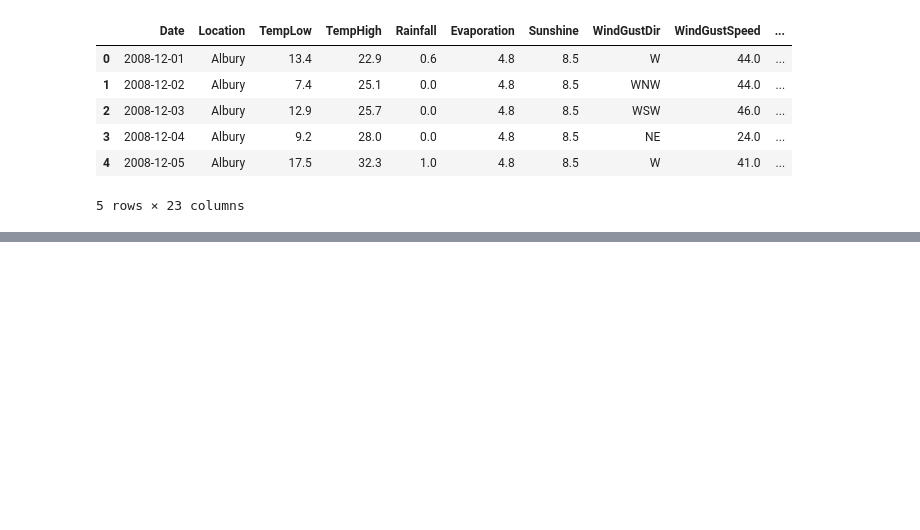
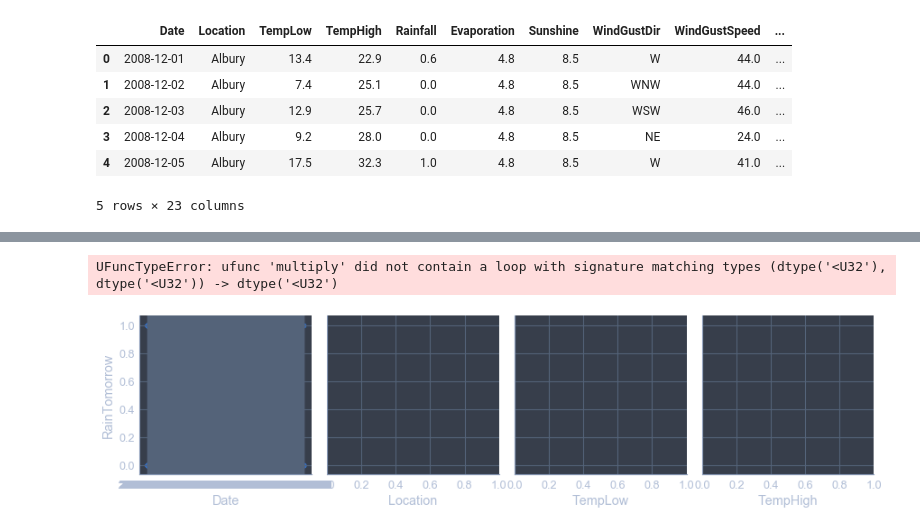
Before and after one commit to EricB10/rain-predictions-australia-project, a Jupyter notebook: eric_notebook.ipynb, the cells around one changed output, grey strips where cells are left out. Drawn from its saved outputs; the diff is of its cells as text; code cells hidden in the pictures; blank space fills up the shorter version.

```diff
--- a/eric_notebook.ipynb
+++ b/eric_notebook.ipynb
@@ -93,0 +110,12 @@ df.head()
+# %%
+# Function to plot each feature vs target variable
+def pplot_features(df, features):
+    pp_rows = [features[i:i+4] for i in range(0, len(features), 4)]
+    for row in pp_rows:
+        pp = sns.pairplot(data=df, x_vars=row, y_vars='RainTomorrow', kind='reg', height=3)
+    return plt.show()
+
+pplot_features(df, df.drop('RainTomorrow', axis=1).keys())
+# %% [output]
+UFuncTypeError: ufunc 'multiply' did not contain a loop with signature matching types (dtype('<U32'), dtype('<U32')) -> dtype('<U32')
+[figure, added]
```
Also changed, not shown: parts of 7 cells of this notebook.
